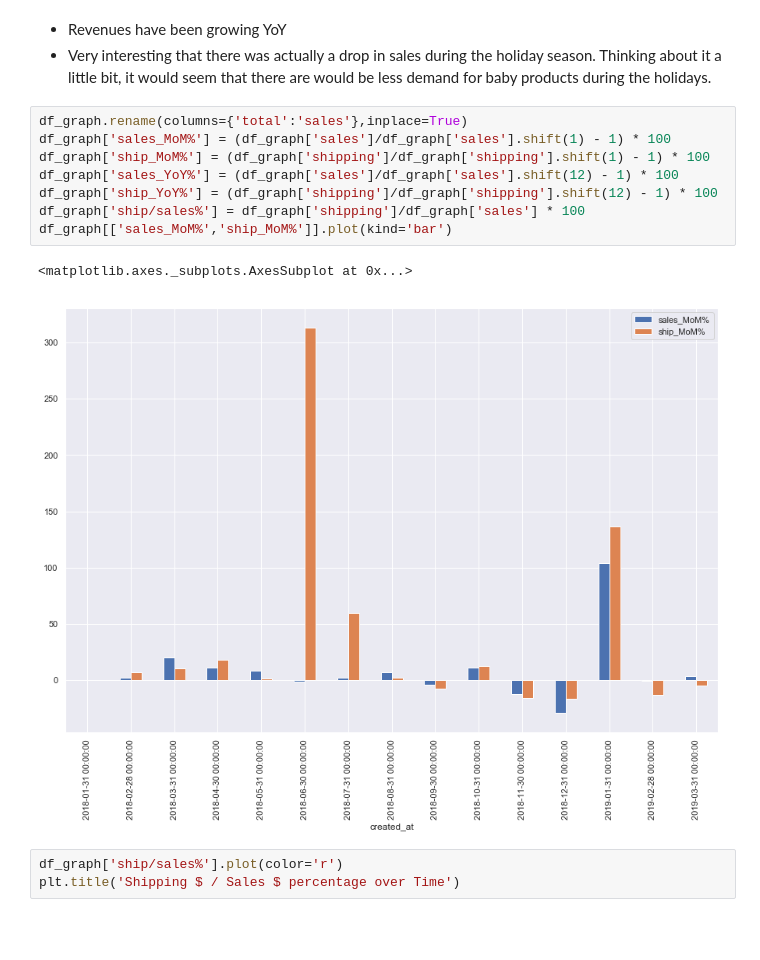
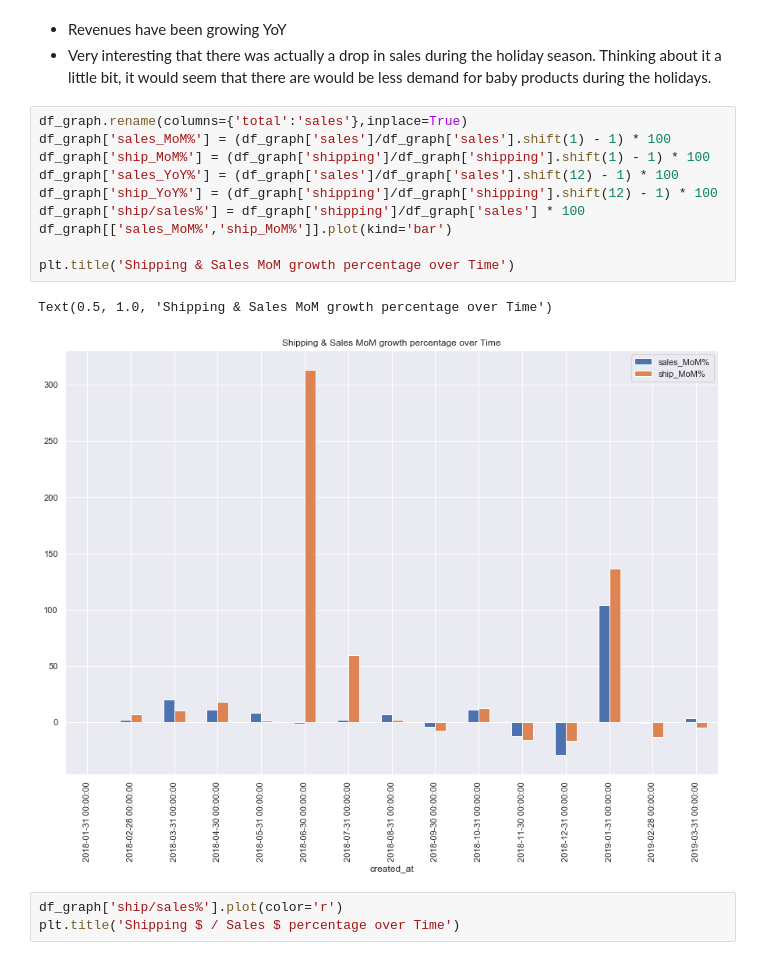
Before and after one commit to coolcalbeans/Ecom_Transaction_analysis, a Jupyter notebook: Babylist_Ecom_analysis.ipynb, the cells around one changed output. Drawn from its saved outputs; the diff is of its cells as text; blank space fills up the shorter version.

```diff
--- a/Babylist_Ecom_analysis.ipynb
+++ b/Babylist_Ecom_analysis.ipynb
@@ -217,14 +217,16 @@ Text(0.5, 1.0, 'Total Monthly $ Sales over Time')
 # %%
 df_graph.rename(columns={'total':'sales'},inplace=True)
 df_graph['sales_MoM%'] = (df_graph['sales']/df_graph['sales'].shift(1) - 1) * 100
 df_graph['ship_MoM%'] = (df_graph['shipping']/df_graph['shipping'].shift(1) - 1) * 100
 df_graph['sales_YoY%'] = (df_graph['sales']/df_graph['sales'].shift(12) - 1) * 100
 df_graph['ship_YoY%'] = (df_graph['shipping']/df_graph['shipping'].shift(12) - 1) * 100
 df_graph['ship/sales%'] = df_graph['shipping']/df_graph['sales'] * 100
 df_graph[['sales_MoM%','ship_MoM%']].plot(kind='bar')
+
+plt.title('Shipping & Sales MoM growth percentage over Time')
 # %% [output]
-<matplotlib.axes._subplots.AxesSubplot at 0x...>
+Text(0.5, 1.0, 'Shipping & Sales MoM growth percentage over Time')
-[figure, old version]
+[figure, new version]
 # %%
 df_graph['ship/sales%'].plot(color='r')
 plt.title('Shipping $ / Sales $ percentage over Time')
```
Also changed, not shown: parts of 7 cells of this notebook.
